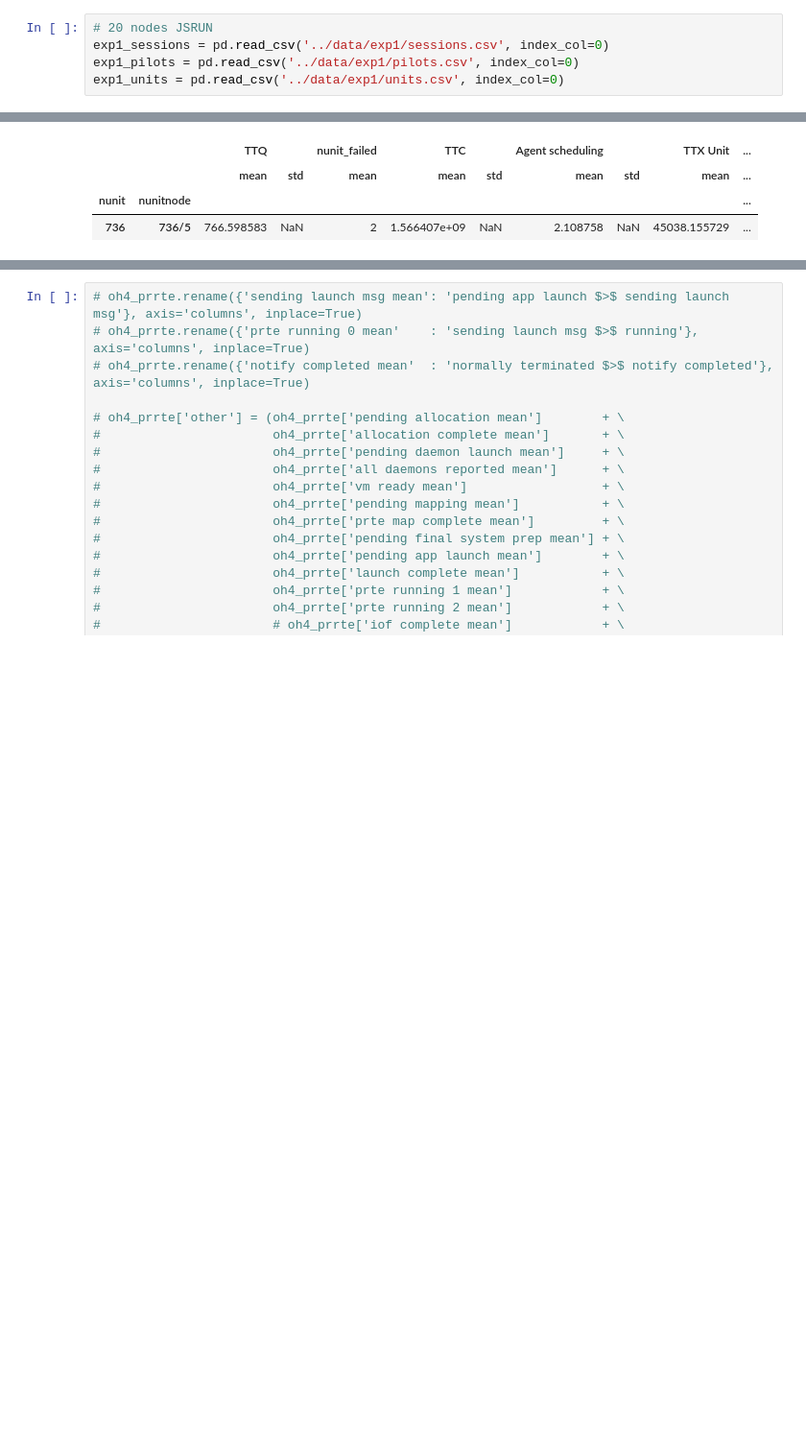
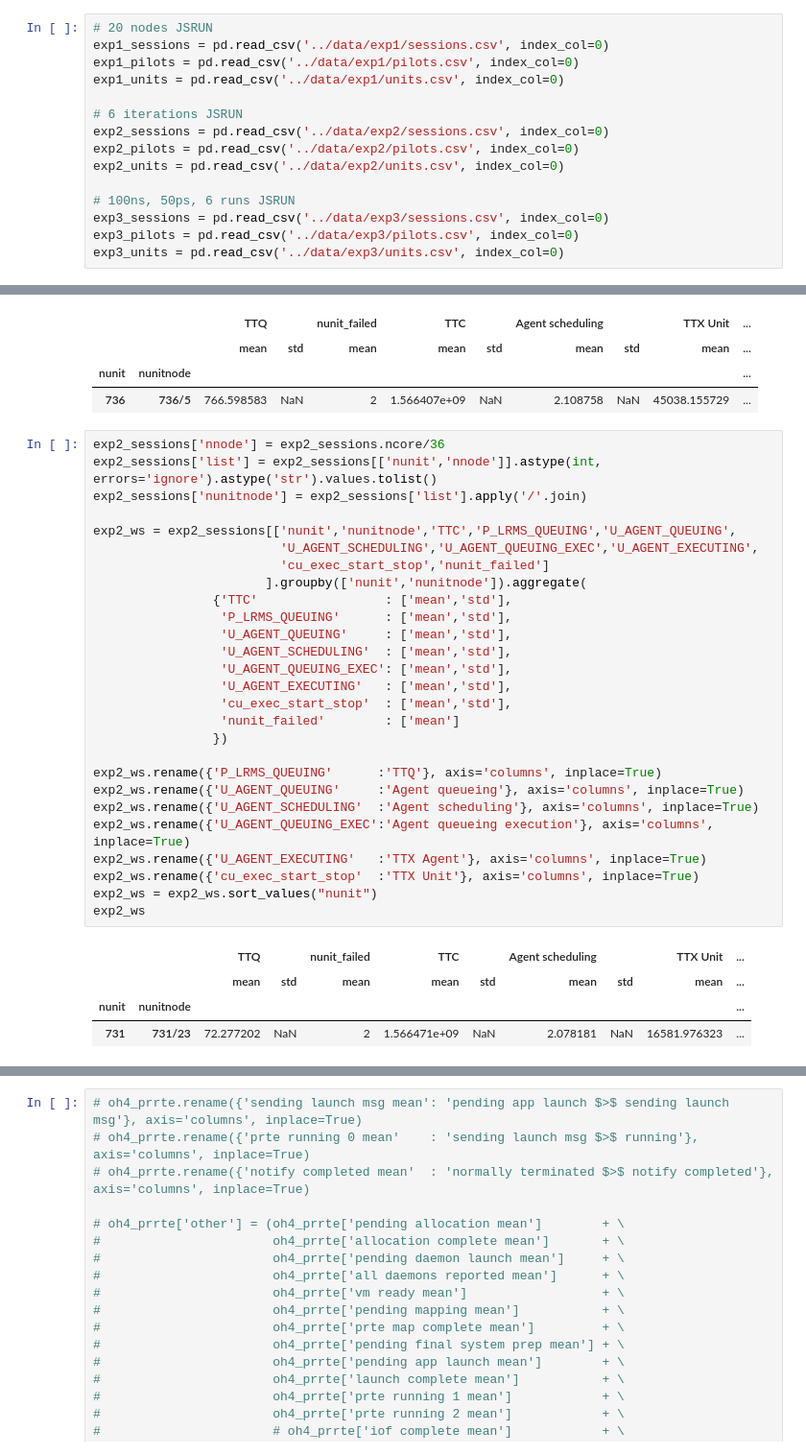
Before and after one commit to radical-experiments/deepdriveMD, a Jupyter notebook: analysis/overheads.ipynb, the cells around one changed output, grey strips where cells are left out. Shown at 96% size. Drawn from its saved outputs; the diff is of its cells as text; blank space fills up the shorter version.

```diff
--- a/analysis/overheads.ipynb
+++ b/analysis/overheads.ipynb
@@ -6,4 +6,14 @@
 exp1_sessions = pd.read_csv('../data/exp1/sessions.csv', index_col=0)
 exp1_pilots = pd.read_csv('../data/exp1/pilots.csv', index_col=0)
 exp1_units = pd.read_csv('../data/exp1/units.csv', index_col=0)
+
+# 6 iterations JSRUN
+exp2_sessions = pd.read_csv('../data/exp2/sessions.csv', index_col=0)
+exp2_pilots = pd.read_csv('../data/exp2/pilots.csv', index_col=0)
+exp2_units = pd.read_csv('../data/exp2/units.csv', index_col=0)
+
+# 100ns, 50ps, 6 runs JSRUN
+exp3_sessions = pd.read_csv('../data/exp3/sessions.csv', index_col=0)
+exp3_pilots = pd.read_csv('../data/exp3/pilots.csv', index_col=0)
+exp3_units = pd.read_csv('../data/exp3/units.csv', index_col=0)
 # %%
@@ -51,3 +77,35 @@ exp1_ws
 |  |  | mean | std | mean | mean | std | mean | std | mean | ... |
 | nunit | nunitnode |  |  |  |  |  |  |  |  | ... |
 | 736 | 736/5 | 766.598583 | NaN | 2 | 1.566407e+09 | NaN | 2.108758 | NaN | 45038.155729 | ... |
+# %%
+exp2_sessions['nnode'] = exp2_sessions.ncore/36
+exp2_sessions['list'] = exp2_sessions[['nunit','nnode']].astype(int, errors='ignore').astype('str').values.tolist()
+exp2_sessions['nunitnode'] = exp2_sessions['list'].apply('/'.join)
+
+exp2_ws = exp2_sessions[['nunit','nunitnode','TTC','P_LRMS_QUEUING','U_AGENT_QUEUING',
+                         'U_AGENT_SCHEDULING','U_AGENT_QUEUING_EXEC','U_AGENT_EXECUTING',
+                         'cu_exec_start_stop','nunit_failed']
+                       ].groupby(['nunit','nunitnode']).aggregate(
+                {'TTC'                 : ['mean','std'],
+                 'P_LRMS_QUEUING'      : ['mean','std'],
+                 'U_AGENT_QUEUING'     : ['mean','std'],
+                 'U_AGENT_SCHEDULING'  : ['mean','std'],
+                 'U_AGENT_QUEUING_EXEC': ['mean','std'],
+                 'U_AGENT_EXECUTING'   : ['mean','std'],
+                 'cu_exec_start_stop'  : ['mean','std'],
+                 'nunit_failed'        : ['mean']
+                })
+
+exp2_ws.rename({'P_LRMS_QUEUING'      :'TTQ'}, axis='columns', inplace=True)
+exp2_ws.rename({'U_AGENT_QUEUING'     :'Agent queueing'}, axis='columns', inplace=True)
+exp2_ws.rename({'U_AGENT_SCHEDULING'  :'Agent scheduling'}, axis='columns', inplace=True)
+exp2_ws.rename({'U_AGENT_QUEUING_EXEC':'Agent queueing execution'}, axis='columns', inplace=True)
+exp2_ws.rename({'U_AGENT_EXECUTING'   :'TTX Agent'}, axis='columns', inplace=True)
+exp2_ws.rename({'cu_exec_start_stop'  :'TTX Unit'}, axis='columns', inplace=True)
+exp2_ws = exp2_ws.sort_values("nunit")
+exp2_ws
+# %% [output]
+|  |  | TTQ |  | nunit_failed | TTC |  | Agent scheduling |  | TTX Unit | ... |
+|  |  | mean | std | mean | mean | std | mean | std | mean | ... |
+| nunit | nunitnode |  |  |  |  |  |  |  |  | ... |
+| 731 | 731/23 | 72.277202 | NaN | 2 | 1.566471e+09 | NaN | 2.078181 | NaN | 16581.976323 | ... |
```
Also changed, not shown: parts of 13 cells of this notebook, 10 other files.
